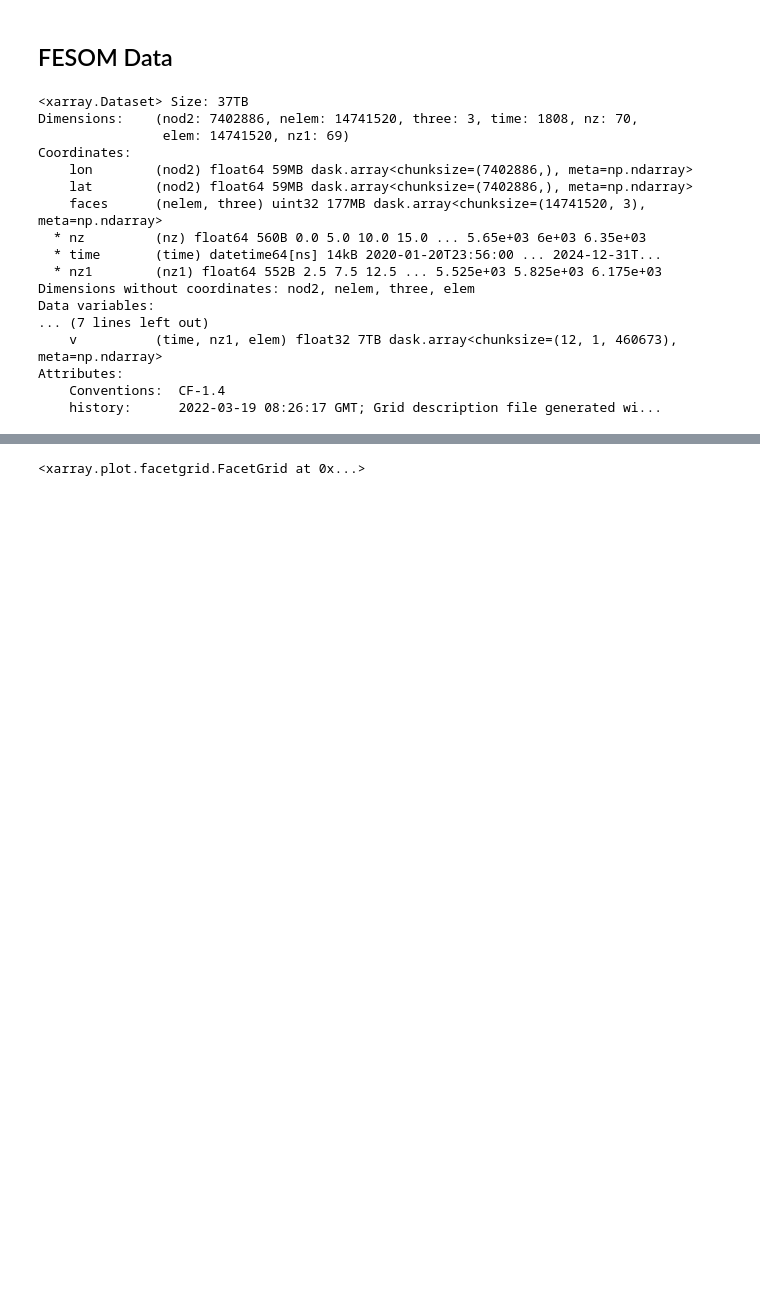
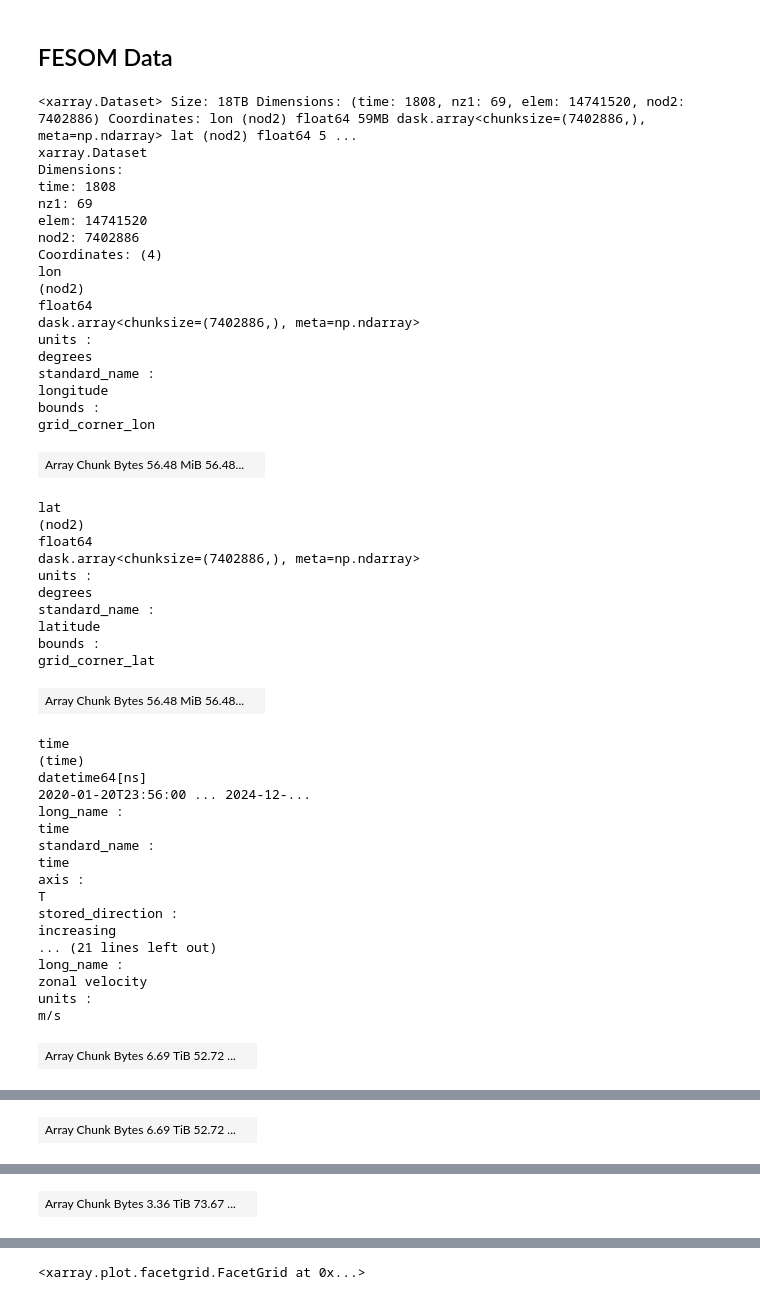
Before and after one commit to danliba/Amazon, a Jupyter notebook: NextGEMS/FESOM_Plume.ipynb, the cells around one changed output, grey strips where cells are left out. Saved outputs shown, nothing was run; the diff lists cells and outputs as text; code cells hidden in the pictures; blank space fills up the shorter version.

```diff
--- a/NextGEMS/FESOM_Plume.ipynb
+++ b/NextGEMS/FESOM_Plume.ipynb
@@ -305,27 +305,62 @@ grid_elems.plot.imshow(x="grid_lon", y="grid_lat", size=5)
 # %% [markdown]
 ## FESOM Data
 # %%
-ds = cat.FESOM["IFS_4.4-FESOM_5-cycle3"]["3D_daily_native"].reader.read(engine="netcdf4",chunks={
+ds = cat.FESOM["IFS_4.4-FESOM_5-cycle3"]["3D_daily_native"].reader.read(
+    engine="netcdf4",
+    chunks={
     "time": 30,     # 1 month per chunk
     "lev": 10,      # vertical levels (e.g., 10 levels per chunk)
-    "value": 1_000_000  # number of spatial points per chunk
-})
+    "value": 1_000_000,  # number of spatial points per chunk
+    },
+)
+ds = ds[['u', 'v', 'salt']]
 ds
 # %% [output]
-<xarray.Dataset> Size: 37TB
-Dimensions:    (nod2: 7402886, nelem: 14741520, three: 3, time: 1808, nz: 70,
-                elem: 14741520, nz1: 69)
-Coordinates:
-    lon        (nod2) float64 59MB dask.array<chunksize=(7402886,), meta=np.ndarray>
-    lat        (nod2) float64 59MB dask.array<chunksize=(7402886,), meta=np.ndarray>
-    faces      (nelem, three) uint32 177MB dask.array<chunksize=(14741520, 3), meta=np.ndarray>
-  * nz         (nz) float64 560B 0.0 5.0 10.0 15.0 ... 5.65e+03 6e+03 6.35e+03
-  * time       (time) datetime64[ns] 14kB 2020-01-20T23:56:00 ... 2024-12-31T...
-  * nz1        (nz1) float64 552B 2.5 7.5 12.5 ... 5.525e+03 5.825e+03 6.175e+03
-Dimensions without coordinates: nod2, nelem, three, elem
-Data variables:
-... (7 lines left out)
-    v          (time, nz1, elem) float32 7TB dask.array<chunksize=(12, 1, 460673), meta=np.ndarray>
-Attributes:
-    Conventions:  CF-1.4
-    history:      2022-03-19 08:26:17 GMT; Grid description file generated wi...
+<xarray.Dataset> Size: 18TB Dimensions: (time: 1808, nz1: 69, elem: 14741520, nod2: 7402886) Coordinates: lon (nod2) float64 59MB dask.array<chunksize=(7402886,), meta=np.ndarray> lat (nod2) float64 5 ...
+xarray.Dataset
+Dimensions:
+time: 1808
+nz1: 69
+elem: 14741520
+nod2: 7402886
+Coordinates: (4)
+lon
+(nod2)
+float64
+dask.array<chunksize=(7402886,), meta=np.ndarray>
+units :
+degrees
+standard_name :
+longitude
+bounds :
+grid_corner_lon
+| Array Chunk Bytes 56.48 MiB 56.48... |  |
+lat
+(nod2)
+float64
+dask.array<chunksize=(7402886,), meta=np.ndarray>
+units :
+degrees
+standard_name :
+latitude
+bounds :
+grid_corner_lat
+| Array Chunk Bytes 56.48 MiB 56.48... |  |
+time
+(time)
+datetime64[ns]
+2020-01-20T23:56:00 ... 2024-12-...
+long_name :
+time
+standard_name :
+time
+axis :
+T
+stored_direction :
+increasing
+... (21 lines left out)
+long_name :
+zonal velocity
+units :
+m/s
+| Array Chunk Bytes 6.69 TiB 52.72 ... |  |
@@ -331,0 +377 @@ Attributes:
+| Array Chunk Bytes 6.69 TiB 52.72 ... |  |
@@ -331,0 +388 @@ Attributes:
+| Array Chunk Bytes 3.36 TiB 73.67 ... |  |
```
Also changed, not shown: parts of 40 cells of this notebook.
